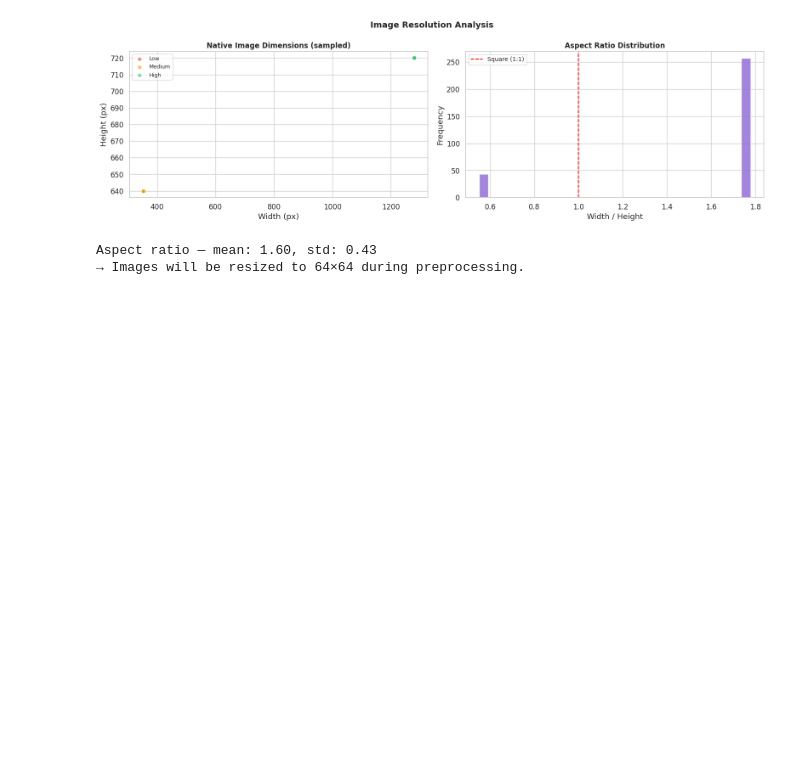
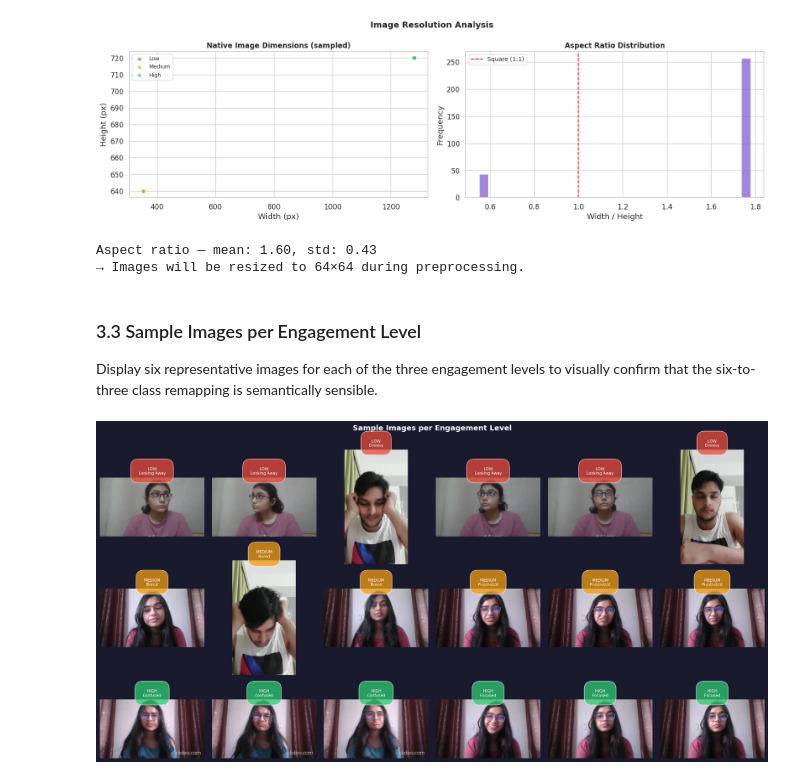
Before and after one commit to YasiniK/multimodal-student-cognitive-load-and-engagement-detection, a Jupyter notebook: Student_Engagement/se_eda_preprocessing.ipynb, the cells around one changed output. Saved outputs shown, nothing was run; the diff lists cells and outputs as text; code cells hidden in the pictures; blank space fills up the shorter version.

```diff
--- a/Student_Engagement/se_eda_preprocessing.ipynb
+++ b/Student_Engagement/se_eda_preprocessing.ipynb
@@ -431,3 +431,42 @@ print('→ Images will be resized to 64×64 during preprocessing.')
 [figure]
 Aspect ratio — mean: 1.60, std: 0.43
 → Images will be resized to 64×64 during preprocessing.
+# %% [markdown]
+### 3.3 Sample Images per Engagement Level
+
+Display six representative images for each of the three engagement levels to visually confirm that the six-to-three class remapping is semantically sensible.
+# %%
+fig, axes = plt.subplots(3, 6, figsize=(18, 10))
+fig.patch.set_facecolor('#1a1a2e')
+
+# Show 6 random images for each engagement level in a 3-row grid
+for row_idx, level in enumerate(ENGAGEMENT_LABELS):
+    subset = df[df['engagement'] == level].sample(6, random_state=RANDOM_STATE)
+    for col_idx, (_, row) in enumerate(subset.iterrows()):
+        ax = axes[row_idx, col_idx]
+        try:
+            img = io.imread(row['path'])
+            if img.ndim == 2:
+                img = np.stack([img]*3, axis=-1)
+            elif img.shape[-1] == 4:
+                img = img[..., :3]
+            ax.imshow(img)
+        except Exception:
+            ax.set_facecolor('gray')
+# Label each image tile with its engagement level and original sub-class name
+        ax.set_title(
+            f"{level.upper()}\n{row['original_class']}",
+            fontsize=7.5, color='white',
+            bbox=dict(facecolor=PALETTE[level], alpha=0.75, pad=2, boxstyle='round')
+        )
+        ax.axis('off')
+
+# Save the grid of sample images for inclusion in the thesis report
+plt.suptitle('Sample Images per Engagement Level', fontsize=14,
+             fontweight='bold', color='white')
+plt.tight_layout()
+plt.savefig(OUTPUT_DIR / 'eda_sample_images.png', dpi=150,
+            bbox_inches='tight', facecolor=fig.get_facecolor())
+plt.show()
+# %% [output]
+[figure, added]
```
Also changed, not shown: parts of 2 cells of this notebook.
